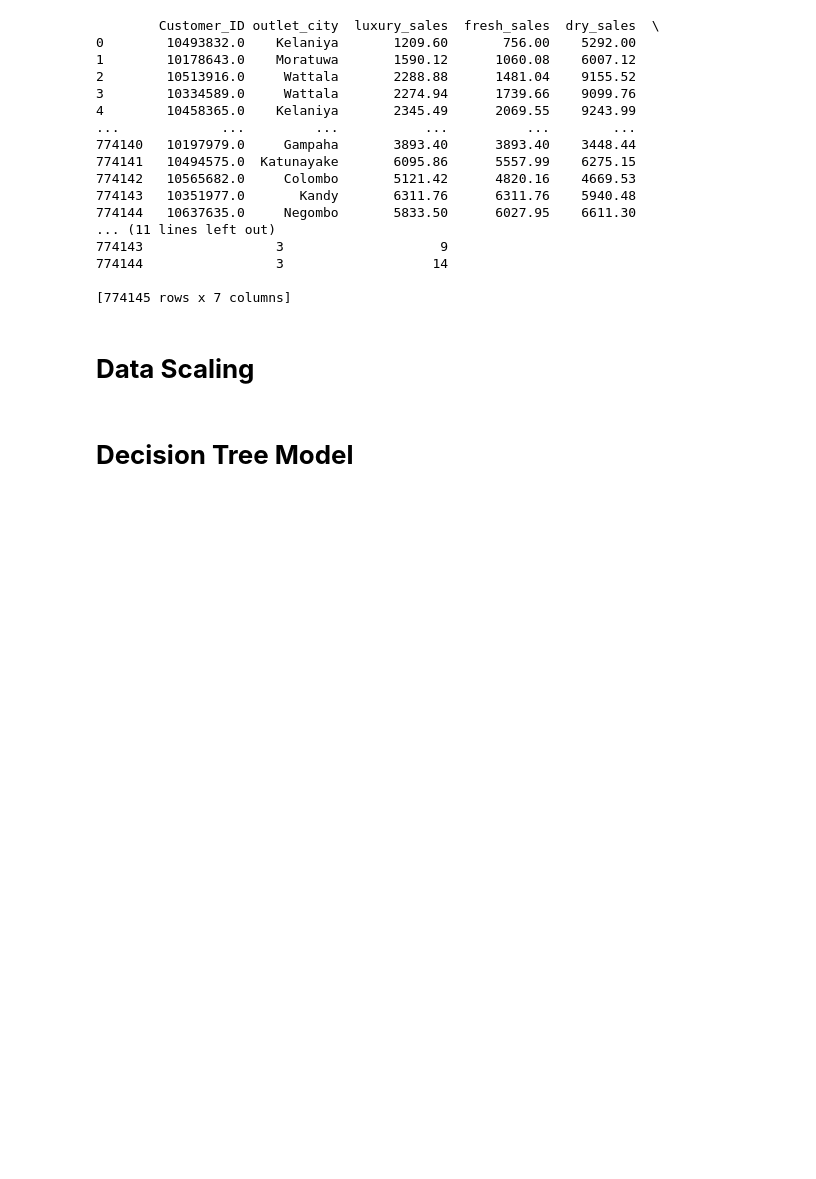
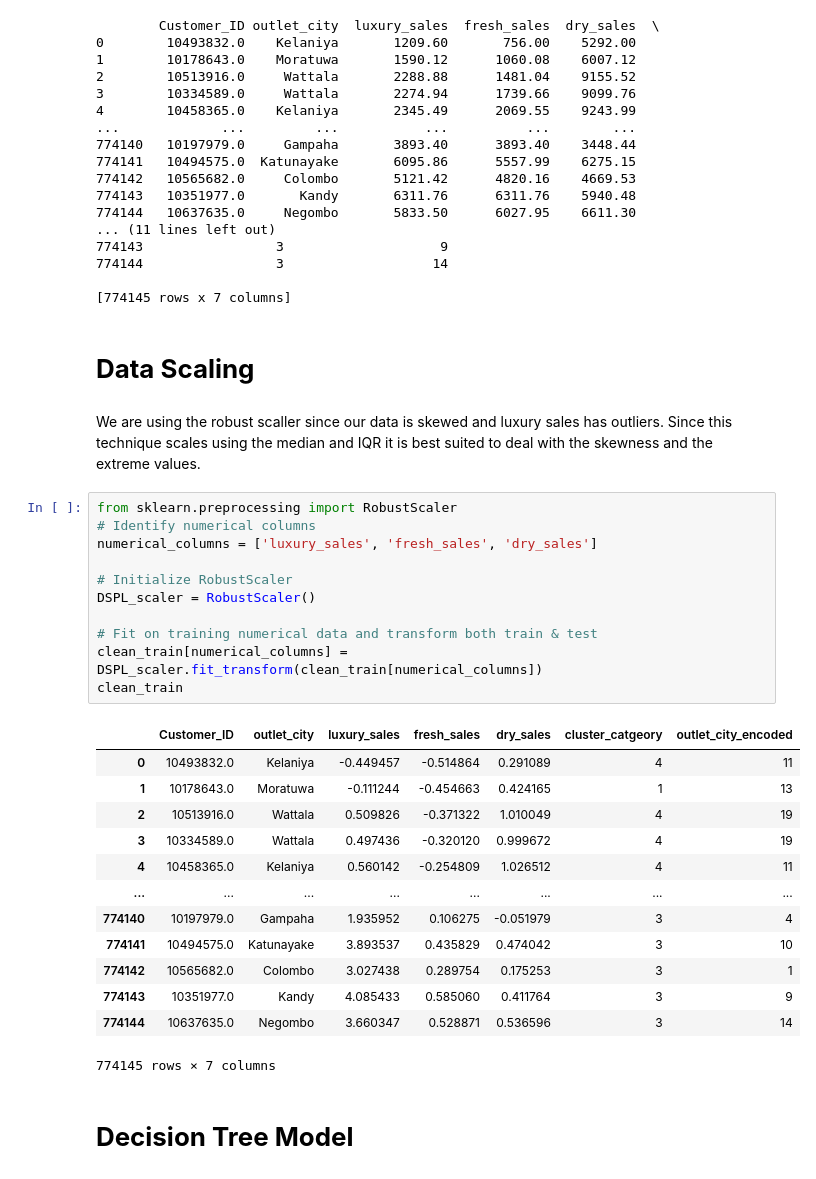
Before and after one commit to Insight-Syndicate/DSPL_GCW, a Jupyter notebook: Decision_Tree_Model.ipynb, the cells around one changed output. Drawn from its saved outputs; the diff is of its cells as text; blank space fills up the shorter version.

```diff
--- a/Decision_Tree_Model.ipynb
+++ b/Decision_Tree_Model.ipynb
@@ -82,6 +82,33 @@ else:
 [774145 rows x 7 columns]
 # %% [markdown]
 # **Data Scaling**
+# %% [markdown]
+We are using the robust scaller since our data is skewed and luxury sales has outliers. Since this technique scales using the median and IQR it is best suited to deal with the skewness and the extreme values.
+# %%
+from sklearn.preprocessing import RobustScaler
+# Identify numerical columns
+numerical_columns = ['luxury_sales', 'fresh_sales', 'dry_sales']
+
+# Initialize RobustScaler
+DSPL_scaler = RobustScaler()
+
+# Fit on training numerical data and transform both train & test
+clean_train[numerical_columns] = DSPL_scaler.fit_transform(clean_train[numerical_columns])
+clean_train
+# %% [output]
+|  | Customer_ID | outlet_city | luxury_sales | fresh_sales | dry_sales | cluster_catgeory | outlet_city_encoded |
+| 0 | 10493832.0 | Kelaniya | -0.449457 | -0.514864 | 0.291089 | 4 | 11 |
+| 1 | 10178643.0 | Moratuwa | -0.111244 | -0.454663 | 0.424165 | 1 | 13 |
+| 2 | 10513916.0 | Wattala | 0.509826 | -0.371322 | 1.010049 | 4 | 19 |
+| 3 | 10334589.0 | Wattala | 0.497436 | -0.320120 | 0.999672 | 4 | 19 |
+| 4 | 10458365.0 | Kelaniya | 0.560142 | -0.254809 | 1.026512 | 4 | 11 |
+| ... | ... | ... | ... | ... | ... | ... | ... |
+| 774140 | 10197979.0 | Gampaha | 1.935952 | 0.106275 | -0.051979 | 3 | 4 |
+| 774141 | 10494575.0 | Katunayake | 3.893537 | 0.435829 | 0.474042 | 3 | 10 |
+| 774142 | 10565682.0 | Colombo | 3.027438 | 0.289754 | 0.175253 | 3 | 1 |
+| 774143 | 10351977.0 | Kandy | 4.085433 | 0.585060 | 0.411764 | 3 | 9 |
+| 774144 | 10637635.0 | Negombo | 3.660347 | 0.528871 | 0.536596 | 3 | 14 |
+774145 rows × 7 columns
 # %% [markdown]
 # **Decision Tree Model**
 # %%
```
